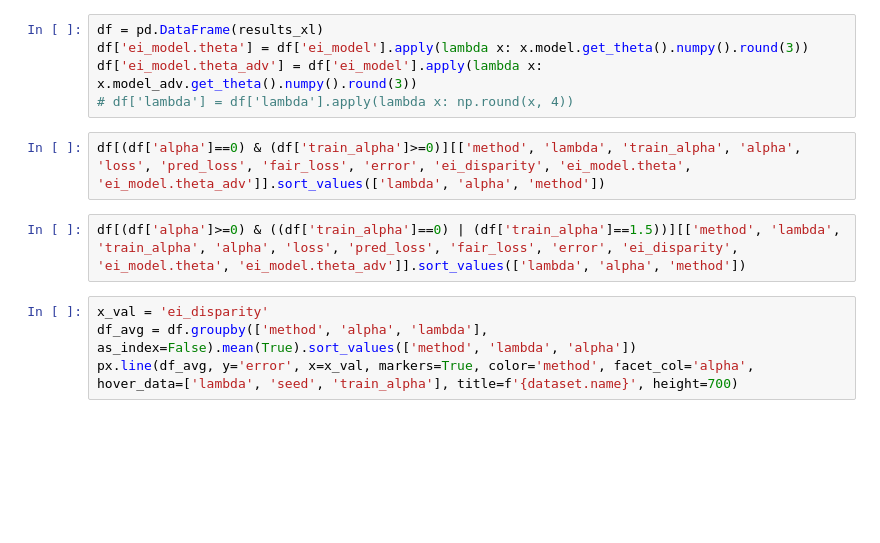
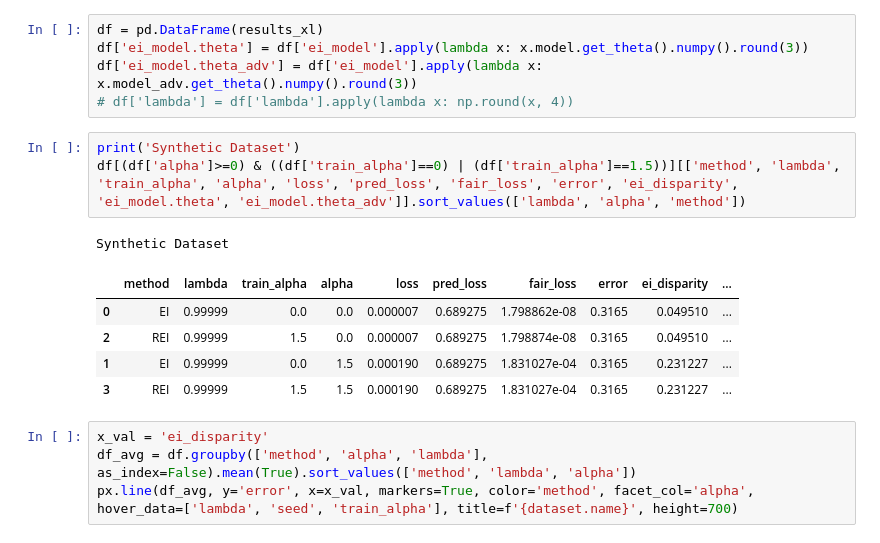
Before and after one commit to kshitij-kayastha/EqualImprovability, a Jupyter notebook: src/rei.ipynb, the cells around one changed output. Drawn from its saved outputs; the diff is of its cells as text; blank space fills up the shorter version.

```diff
--- a/src/rei.ipynb
+++ b/src/rei.ipynb
@@ -132,9 +132,15 @@ df['ei_model.theta'] = df['ei_model'].apply(lambda x: x.model.get_theta().numpy(
 df['ei_model.theta_adv'] = df['ei_model'].apply(lambda x: x.model_adv.get_theta().numpy().round(3))
 # df['lambda'] = df['lambda'].apply(lambda x: np.round(x, 4))
 # %%
-df[(df['alpha']==0) & (df['train_alpha']>=0)][['method', 'lambda', 'train_alpha', 'alpha', 'loss', 'pred_loss', 'fair_loss', 'error', 'ei_disparity', 'ei_model.theta', 'ei_model.theta_adv']].sort_values(['lambda', 'alpha', 'method'])
+print('Synthetic Dataset')
+df[(df['alpha']>=0) & ((df['train_alpha']==0) | (df['train_alpha']==1.5))][['method', 'lambda', 'train_alpha', 'alpha', 'loss', 'pred_loss', 'fair_loss', 'error', 'ei_disparity', 'ei_model.theta', 'ei_model.theta_adv']].sort_values(['lambda', 'alpha', 'method'])
+# %% [output]
+Synthetic Dataset
+|  | method | lambda | train_alpha | alpha | loss | pred_loss | fair_loss | error | ei_disparity | ... |
+| 0 | EI | 0.99999 | 0.0 | 0.0 | 0.000007 | 0.689275 | 1.798862e-08 | 0.3165 | 0.049510 | ... |
+| 2 | REI | 0.99999 | 1.5 | 0.0 | 0.000007 | 0.689275 | 1.798874e-08 | 0.3165 | 0.049510 | ... |
+| 1 | EI | 0.99999 | 0.0 | 1.5 | 0.000190 | 0.689275 | 1.831027e-04 | 0.3165 | 0.231227 | ... |
+| 3 | REI | 0.99999 | 1.5 | 1.5 | 0.000190 | 0.689275 | 1.831027e-04 | 0.3165 | 0.231227 | ... |
-# %%
-df[(df['alpha']>=0) & ((df['train_alpha']==0) | (df['train_alpha']==1.5))][['method', 'lambda', 'train_alpha', 'alpha', 'loss', 'pred_loss', 'fair_loss', 'error', 'ei_disparity', 'ei_model.theta', 'ei_model.theta_adv']].sort_values(['lambda', 'alpha', 'method'])
 # %%
 x_val = 'ei_disparity'
 df_avg = df.groupby(['method', 'alpha', 'lambda'], as_index=False).mean(True).sort_values(['method', 'lambda', 'alpha'])
```
Also changed, not shown: 3 other files.
